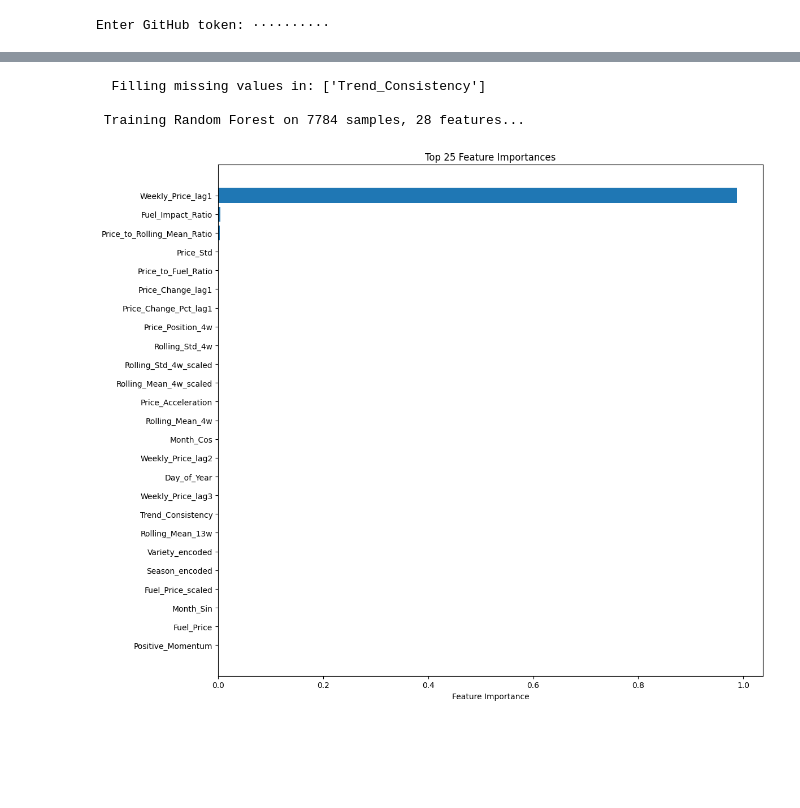
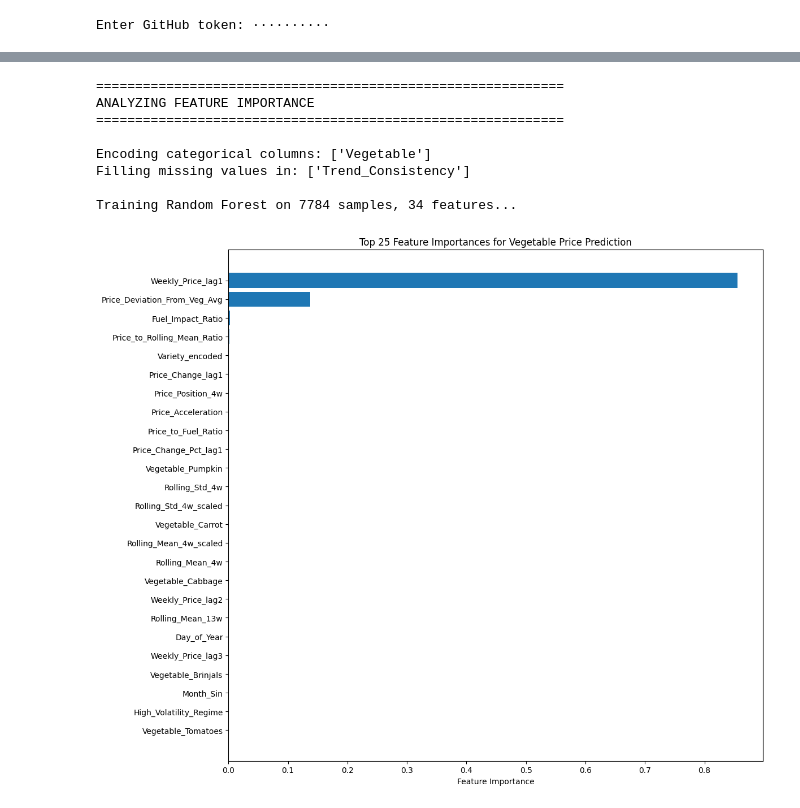
Before and after one commit to Amika1118/DSGP_Group_38, a Jupyter notebook: final_feature_engineering_before_training_model.ipynb, the cells around one changed output, grey strips where cells are left out. Saved outputs shown, nothing was run; the diff lists cells and outputs as text; code cells hidden in the pictures; blank space fills up the shorter version.

Commit message:
Final Data Engineering before training model

```diff
--- a/final_feature_engineering_before_training_model.ipynb
+++ b/final_feature_engineering_before_training_model.ipynb
@@ -23,17 +29,16 @@ token = getpass("Enter GitHub token: ")
 # %% [output]
 Enter GitHub token: ··········
 # %%
-# Identify & Remove Redundant Features
-
 import pandas as pd
 import numpy as np
 from sklearn.ensemble import RandomForestRegressor
 import matplotlib.pyplot as plt
 
 # Load your data
-df = pd.read_csv('/content/historical_data_preprocessed.csv')
+df = pd.read_csv('/content/historical_data_preprocessed (1).csv')
 df['Start_Date'] = pd.to_datetime(df['Start_Date'])
 
 print(f"Original shape: {df.shape}")
 print(f"Original columns: {len(df.columns)}")
+print(f"First few rows:\n{df[['Year', 'Month', 'Variety_encoded', 'Is_BITTER_GOURD', 'Is_BRINJALS', 'Is_PUMPKIN', 'Is_TOMATOES', 'Is_CABBAGE', 'Is_CARROT']].head()}")
 # %% [output]
@@ -42,9 +112,9 @@ Original columns: 61
 # %%
 # SAFELY REMOVE UNNECESSARY COLUMNS
-
 def safe_drop_columns(df, columns_to_drop):
     """Safely drop columns if they exist"""
     existing_cols = [col for col in columns_to_drop if col in df.columns]
+    print(f"Dropping columns: {existing_cols}")
     return df.drop(columns=existing_cols)
 
 # List of columns to potentially remove
@@ -56,12 +126,10 @@ columns_to_remove = [
     'Manual_Rolling_Mean_4w_scaled',  # If it exists
 ]
 
-# Also remove any Is_* columns that are all the same value
-variety_cols = [col for col in df.columns if col.startswith('Is_')]
-for col in variety_cols:
-    if df[col].nunique() == 1:
-        columns_to_remove.append(col)
+# Also remove individual Is_* columns (we already extracted vegetable name)
+veg_cols = [col for col in df.columns if col.startswith('Is_')]
+columns_to_remove.extend(veg_cols)
 
 df = safe_drop_columns(df, columns_to_remove)
-print(f" After removing redundant columns: {df.shape}")
+print(f"\nAfter removing redundant columns: {df.shape}")
 # %% [output]
@@ -238,68 +334,83 @@ df_optimized, optimal_features = create_optimized_features_safe(df)
 # %%
 # FEATURE IMPORTANCE ANALYSIS (SAFE VERSION)
-
 def analyze_feature_importance_safe(df, feature_list):
     """Safe feature importance analysis"""
 
     # Use only historical data for training
     historical_mask = df['Data_Type'] == 'Historical'
     if historical_mask.sum() == 0:
-        print("  No historical data found!")
+        print("No historical data found!")
         return None, None
 
-    # Prepare feature matrix
-    X = df.loc[historical_mask, feature_list].copy()
+    # Prepare feature matrix - need to handle categorical columns
+    X_raw = df.loc[historical_mask, feature_list].copy()
     y = df.loc[historical_mask, 'Weekly_Price']
+
+    # Convert categorical columns to numerical
+    X = X_raw.copy()
+    categorical_cols = X.select_dtypes(include=['object', 'category']).columns
+
+    if len(categorical_cols) > 0:
+        print(f"\nEncoding categorical columns: {list(categorical_cols)}")
+        X = pd.get_dummies(X, columns=categorical_cols, drop_first=True)
 
     # Check for missing values
     missing_cols = X.columns[X.isnull().any()].tolist()
     if missing_cols:
-        print(f"  Filling missing values in: {missing_cols}")
+        print(f"Filling missing values in: {missing_cols}")
         X = X.fillna(X.median())
 
     # Train model
-    print(f"\n Training Random Forest on {len(X)} samples, {len(feature_list)} features...")
+    print(f"\nTraining Random Forest on {len(X)} samples, {len(X.columns)} features...")
     model = RandomForestRegressor(n_estimators=100, random_state=42, n_jobs=-1)
     model.fit(X, y)
 
     # Get feature importance
     importance_df = pd.DataFrame({
-        'feature': feature_list,
+        'feature': X.columns,
         'importance': model.feature_importances_
     }).sort_values('importance', ascending=False)
 
     # Plot top features
     plt.figure(figsize=(12, 10))
     top_n = min(25, len(importance_df))
     top_features = importance_df.head(top_n)
 
     plt.barh(range(len(top_features)), top_features['importance'])
     plt.yticks(range(len(top_features)), top_features['feature'])
     plt.xlabel('Feature Importance')
-    plt.title(f'Top {top_n} Feature Importances')
+    plt.title(f'Top {top_n} Feature Importances for Vegetable Price Prediction')
     plt.gca().invert_yaxis()
     plt.tight_layout()
     plt.show()
 
     # Identify low importance features (bottom 30%)
     threshold = importance_df['importance'].quantile(0.3)
     low_importance = importance_df[importance_df['importance'] < threshold]['feature'].tolist()
 
-    print(f"\n FEATURE IMPORTANCE SUMMARY:")
-    print(f"   Most important feature: {importance_df.iloc[0]['feature']} ({importance_df.iloc[0]['importance']:.3f})")
-    print(f"   Least important feature: {importance_df.iloc[-1]['feature']} ({importance_df.iloc[-1]['importance']:.3f})")
+    print("FEATURE IMPORTANCE SUMMARY:")
+    print(f"Most important feature: {importance_df.iloc[0]['feature']} ({importance_df.iloc[0]['importance']:.3f})")
+    print(f"Least important feature: {importance_df.iloc[-1]['feature']} ({importance_df.iloc[-1]['importance']:.3f})")
 
-    print(f"\n Low importance features (bottom 30%):")
+    print(f"\nLow importance features (bottom 30%, {len(low_importance)} features):")
     for i, feat in enumerate(low_importance[:20], 1):
         importance_val = importance_df[importance_df['feature'] == feat]['importance'].values[0]
-        print(f"   {i:2d}. {feat}: {importance_val:.5f}")
+        print(f"  {i:2d}. {feat}: {importance_val:.5f}")
 
-    return importance_df, low_importance
+    return importance_df, low_importance, model
 
 # Analyze feature importance
-importance_df, low_importance = analyze_feature_importance_safe(df_optimized, optimal_features)
+print(f"\n{'='*60}")
+print("ANALYZING FEATURE IMPORTANCE")
+print(f"{'='*60}")
+importance_df, low_importance, rf_model = analyze_feature_importance_safe(df_optimized, optimal_features)
 # %% [output]
-  Filling missing values in: ['Trend_Consistency']
+============================================================
+ANALYZING FEATURE IMPORTANCE
+============================================================
 
- Training Random Forest on 7784 samples, 28 features...
+Encoding categorical columns: ['Vegetable']
+Filling missing values in: ['Trend_Consistency']
+
+Training Random Forest on 7784 samples, 34 features...
-[figure, old version]
+[figure, new version]
```
Also changed, not shown: parts of 14 cells of this notebook.
